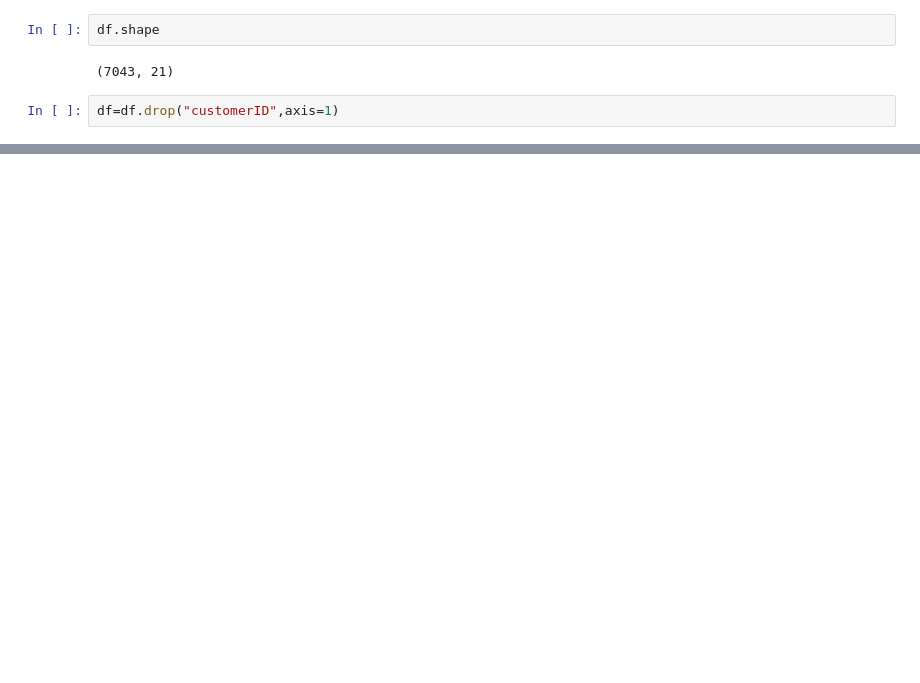
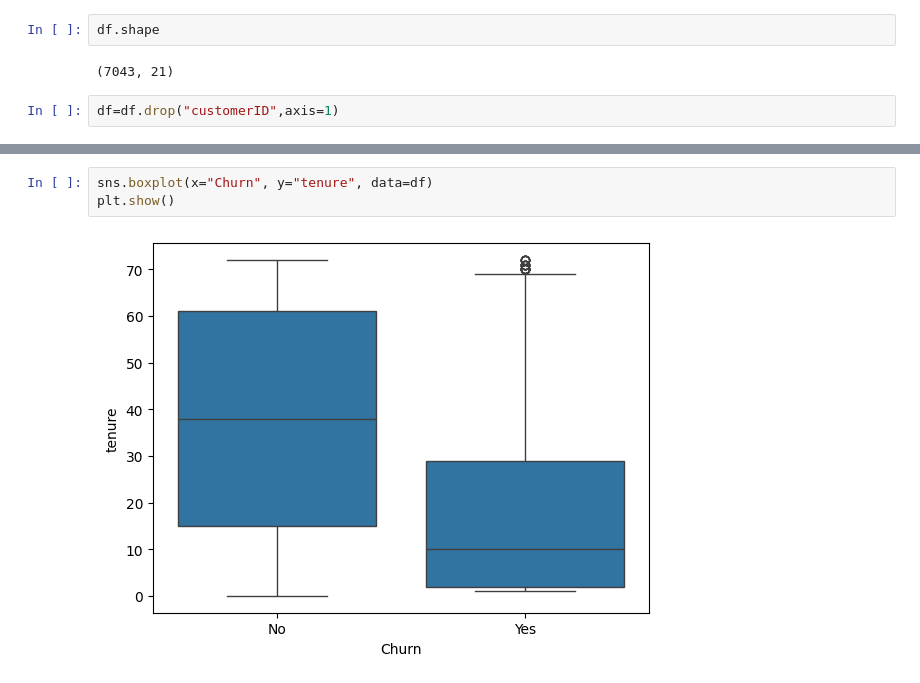
Before and after one commit to Vivek300705/customer-churn-project, a Jupyter notebook: notebooks/churn_analysis.ipynb, the cells around one changed output, grey strips where cells are left out. Drawn from its saved outputs; the diff is of its cells as text; blank space fills up the shorter version.

```diff
--- a/notebooks/churn_analysis.ipynb
+++ b/notebooks/churn_analysis.ipynb
@@ -43,0 +66,5 @@ df=df.drop("customerID",axis=1)
+# %%
+sns.boxplot(x="Churn", y="tenure", data=df)
+plt.show()
+# %% [output]
+[figure, added]
```
Also changed, not shown: parts of 8 cells of this notebook.
